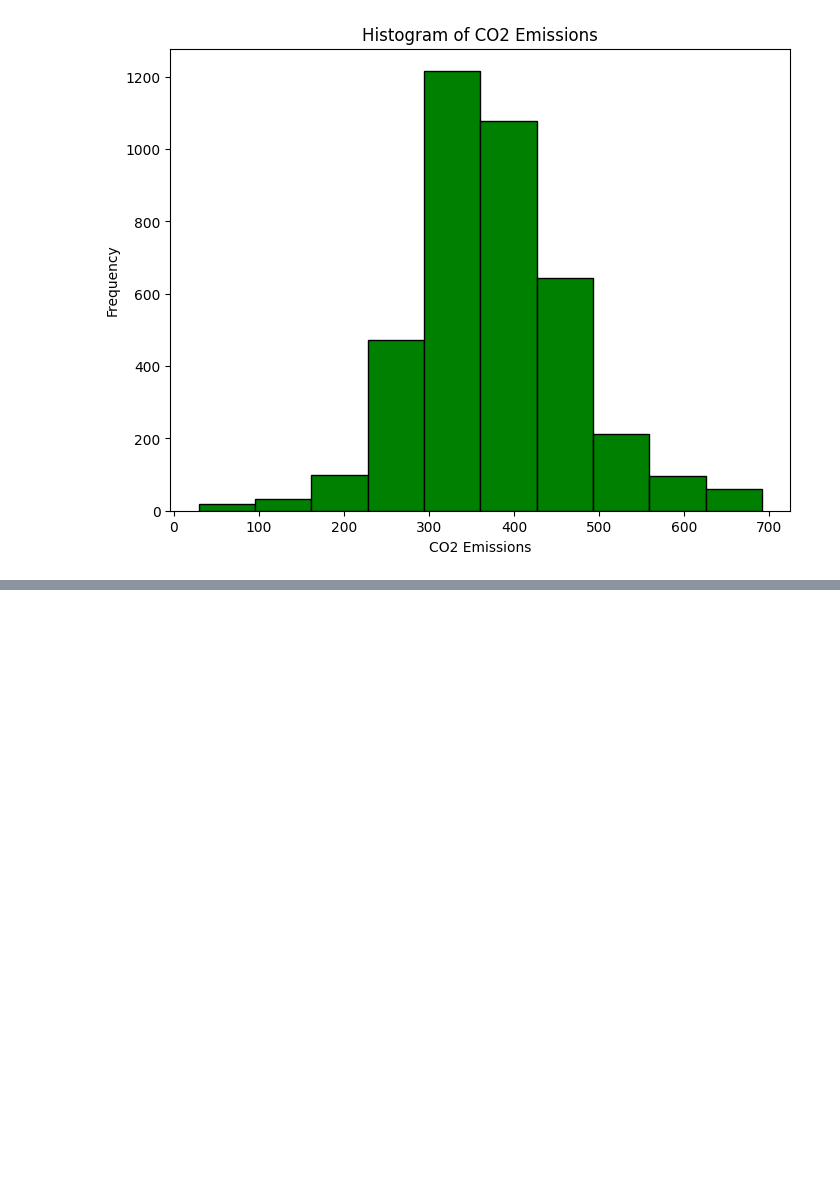
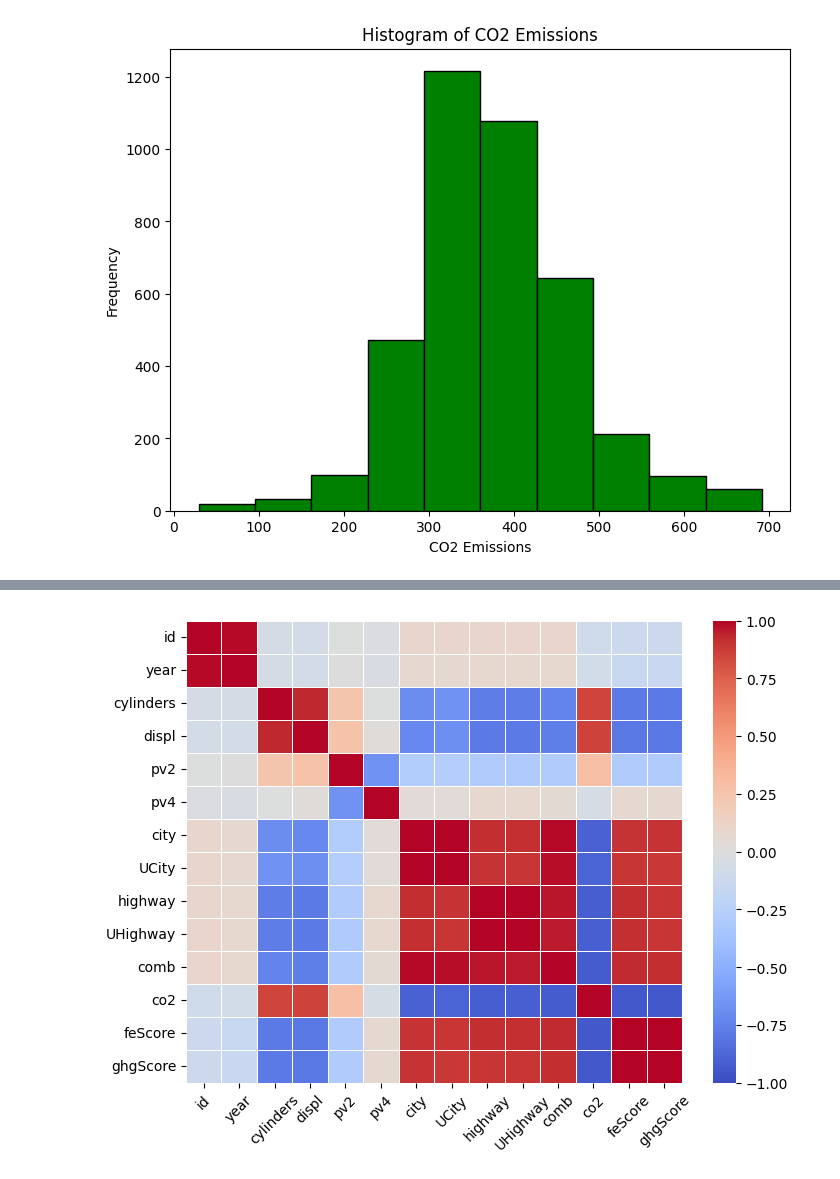
Before and after one commit to nkubana0/Matplotlib-Seaborn-Transport-Analysis, a Jupyter notebook: Plotting Assignment.ipynb, the cells around one changed output, grey strips where cells are left out. Drawn from its saved outputs; the diff is of its cells as text; code cells hidden in the pictures; blank space fills up the shorter version.

```diff
--- a/Plotting Assignment.ipynb
+++ b/Plotting Assignment.ipynb
@@ -92,3 +92,19 @@ Finally What Columns would you delete Drop if the target is the ghg score? Justi
 ---
 
 ![image.png](embedded-picture-1)
+# %%
+# Only numeric columns
+numeric_data = data.select_dtypes(include=['float64', 'int64'])
+
+#correlation matrix
+corr_matrix = numeric_data.corr()
+
+# Create the heatmap
+plt.figure(figsize=(8,6))
+sns.heatmap(corr_matrix, annot=False, cmap='coolwarm', vmin=-1, vmax=1, linewidths=0.5)
+
+plt.xticks(rotation=45)
+plt.yticks(rotation=0)
+plt.show()
+# %% [output]
+[figure, added]
```
Also changed, not shown: parts of 1 cell of this notebook.
